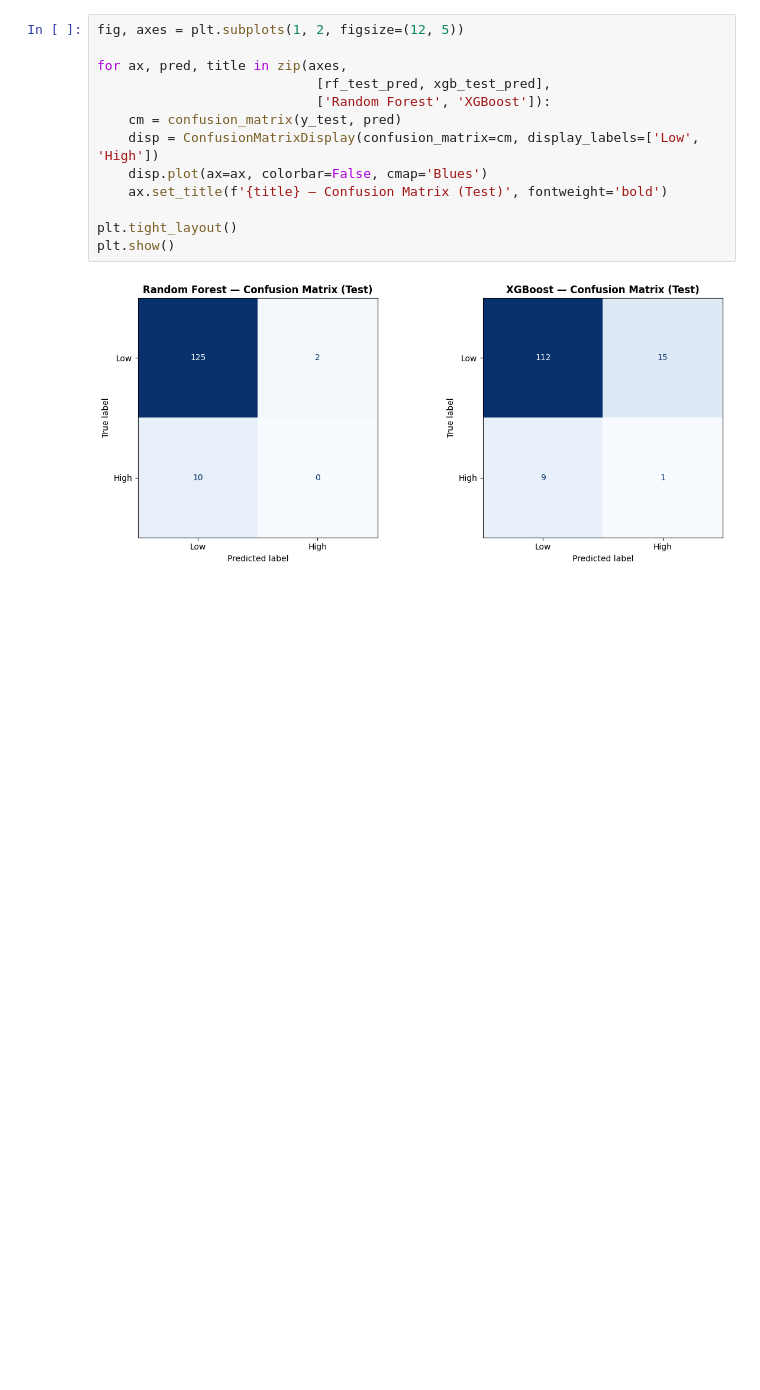
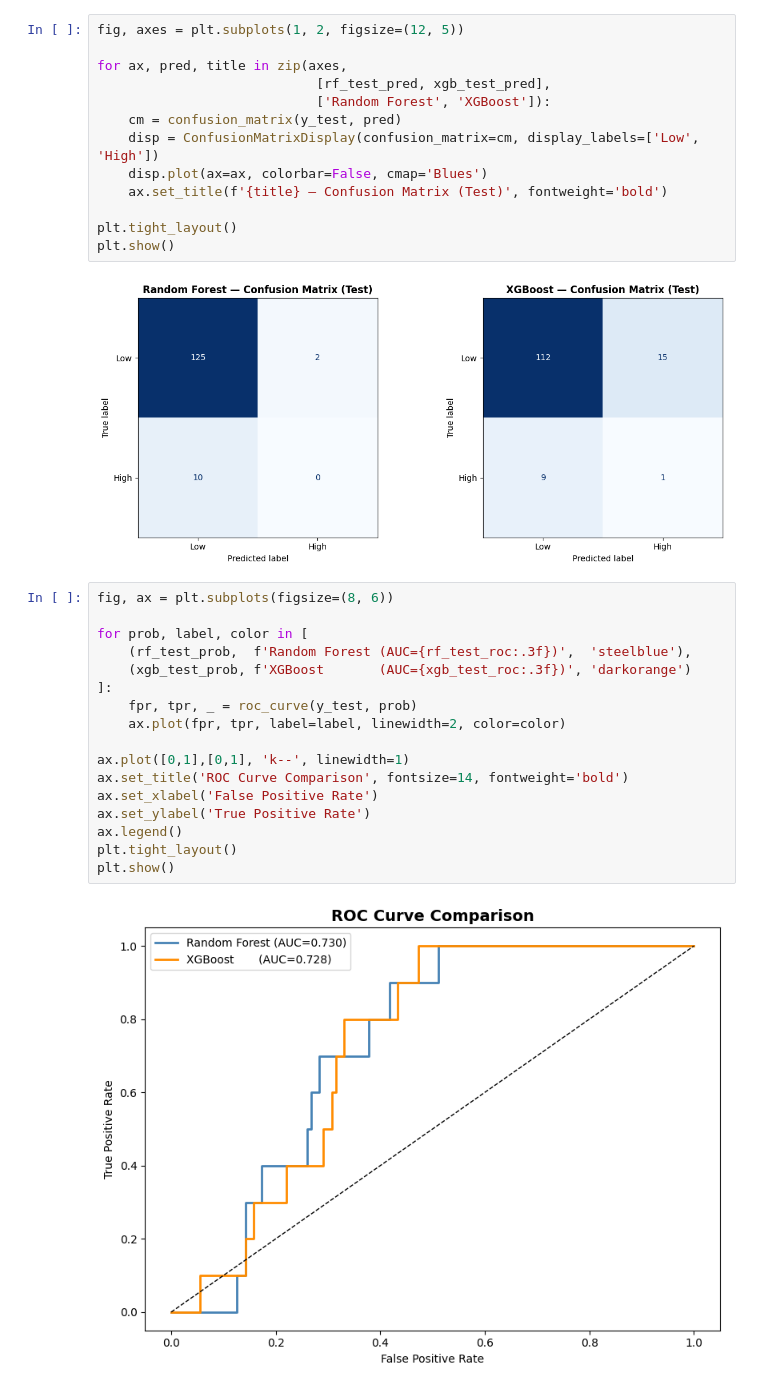
Before and after one commit to debiyani/traffic-accident-biratnagar, a Jupyter notebook: notebooks/ml_module.ipynb, the cells around one changed output. Drawn from its saved outputs; the diff is of its cells as text; blank space fills up the shorter version.

```diff
--- a/notebooks/ml_module.ipynb
+++ b/notebooks/ml_module.ipynb
@@ -121,3 +124,22 @@ plt.tight_layout()
 plt.show()
 # %% [output]
 [figure]
+# %%
+fig, ax = plt.subplots(figsize=(8, 6))
+
+for prob, label, color in [
+    (rf_test_prob,  f'Random Forest (AUC={rf_test_roc:.3f})',  'steelblue'),
+    (xgb_test_prob, f'XGBoost       (AUC={xgb_test_roc:.3f})', 'darkorange')
+]:
+    fpr, tpr, _ = roc_curve(y_test, prob)
+    ax.plot(fpr, tpr, label=label, linewidth=2, color=color)
+
+ax.plot([0,1],[0,1], 'k--', linewidth=1)
+ax.set_title('ROC Curve Comparison', fontsize=14, fontweight='bold')
+ax.set_xlabel('False Positive Rate')
+ax.set_ylabel('True Positive Rate')
+ax.legend()
+plt.tight_layout()
+plt.show()
+# %% [output]
+[figure, added]
```
Also changed, not shown: parts of 9 cells of this notebook, 1 other file.
